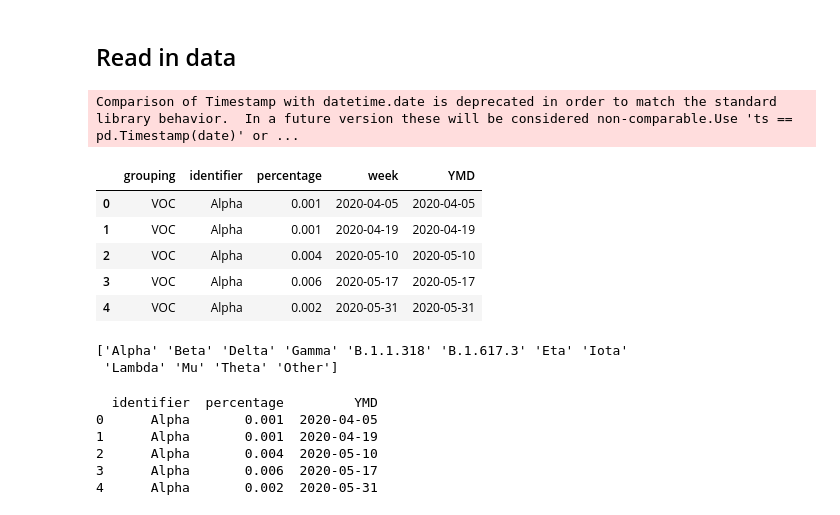
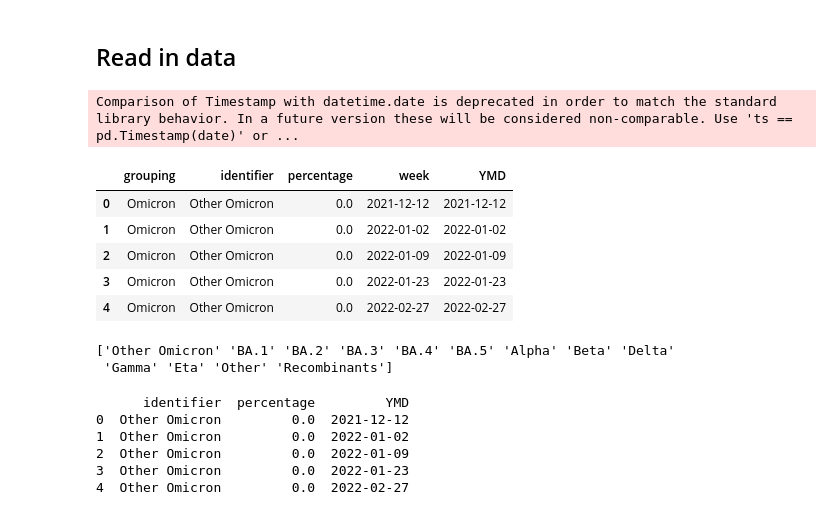
Before and after one commit to eringill/COVID_dashboard_reboot, a Jupyter notebook: wrangling_scripts/VOC_proportions.ipynb, the cells around one changed output. Saved outputs shown, nothing was run; the diff lists cells and outputs as text; code cells hidden in the pictures.

```diff
--- a/wrangling_scripts/VOC_proportions.ipynb
+++ b/wrangling_scripts/VOC_proportions.ipynb
@@ -21,53 +21,53 @@ import datetime as dt
 def wrangle_data(url):
     df = pd.read_csv(csv_url)
     df.columns = ['grouping', 'identifier', 'lineage', 'percentage', 'week']
     df['week'] = pd.to_datetime(df['week'])
     unique_weeks = df.week.unique()
     unique_identifiers = df.identifier.unique()
     unique_weeks_columns = ['grouping', 'identifier', 'percentage', 'week']
     df_unique_weeks = pd.DataFrame(columns = unique_weeks_columns)
 
     for identifier in unique_identifiers:
         df_sub1 = df[df['identifier'] == identifier]
     #print(df_sub1.head())
         for week in unique_weeks:
             df_sub2 = df_sub1[df_sub1['week'] == week]
             #print(df_sub2.head())
             pct = df_sub2.percentage.sum()
             df_unique_weeks.loc[len(df_unique_weeks)] = [df_sub1.iloc[0]['grouping'], identifier, pct, week]
     df_unique_weeks['YMD'] = df_unique_weeks['week'].dt.date
 
     variants = df_unique_weeks.identifier.unique()
     df_unique_weeks = df_unique_weeks[df_unique_weeks['YMD'] > pd.to_datetime('2020-03-01')]
 
     return df_unique_weeks, variants
 
-csv_url = 'https://health-infobase.canada.ca/src/data/covidLive/covid19-epiSummary-variants-detailed-download.csv'
+csv_url = 'https://health-infobase.canada.ca/src/data/covidLive/covid19-epiSummary-variants.csv'
 
 week_df, var_list = wrangle_data(csv_url)
 
 week_df.head()
 # %% [output]
-Comparison of Timestamp with datetime.date is deprecated in order to match the standard library behavior.  In a future version these will be considered non-comparable.Use 'ts == pd.Timestamp(date)' or ...
+Comparison of Timestamp with datetime.date is deprecated in order to match the standard library behavior. In a future version these will be considered non-comparable. Use 'ts == pd.Timestamp(date)' or ...
 |  | grouping | identifier | percentage | week | YMD |
-| 0 | VOC | Alpha | 0.001 | 2020-04-05 | 2020-04-05 |
-| 1 | VOC | Alpha | 0.001 | 2020-04-19 | 2020-04-19 |
-| 2 | VOC | Alpha | 0.004 | 2020-05-10 | 2020-05-10 |
-| 3 | VOC | Alpha | 0.006 | 2020-05-17 | 2020-05-17 |
-| 4 | VOC | Alpha | 0.002 | 2020-05-31 | 2020-05-31 |
+| 0 | Omicron | Other Omicron | 0.0 | 2021-12-12 | 2021-12-12 |
+| 1 | Omicron | Other Omicron | 0.0 | 2022-01-02 | 2022-01-02 |
+| 2 | Omicron | Other Omicron | 0.0 | 2022-01-09 | 2022-01-09 |
+| 3 | Omicron | Other Omicron | 0.0 | 2022-01-23 | 2022-01-23 |
+| 4 | Omicron | Other Omicron | 0.0 | 2022-02-27 | 2022-02-27 |
 # %%
 print(var_list)
 # %% [output]
-['Alpha' 'Beta' 'Delta' 'Gamma' 'B.1.1.318' 'B.1.617.3' 'Eta' 'Iota'
- 'Lambda' 'Mu' 'Theta' 'Other']
+['Other Omicron' 'BA.1' 'BA.2' 'BA.3' 'BA.4' 'BA.5' 'Alpha' 'Beta' 'Delta'
+ 'Gamma' 'Eta' 'Other' 'Recombinants']
 # %%
 week_df = (week_df.drop(columns = ['week', 'grouping']))
 print(week_df.head())
 # %% [output]
-  identifier  percentage         YMD
-0      Alpha       0.001  2020-04-05
-1      Alpha       0.001  2020-04-19
-2      Alpha       0.004  2020-05-10
-3      Alpha       0.006  2020-05-17
-4      Alpha       0.002  2020-05-31
+      identifier  percentage         YMD
+0  Other Omicron         0.0  2021-12-12
+1  Other Omicron         0.0  2022-01-02
+2  Other Omicron         0.0  2022-01-09
+3  Other Omicron         0.0  2022-01-23
+4  Other Omicron         0.0  2022-02-27
 # %%
```
Also changed, not shown: parts of 1 cell of this notebook, 2 other files.
